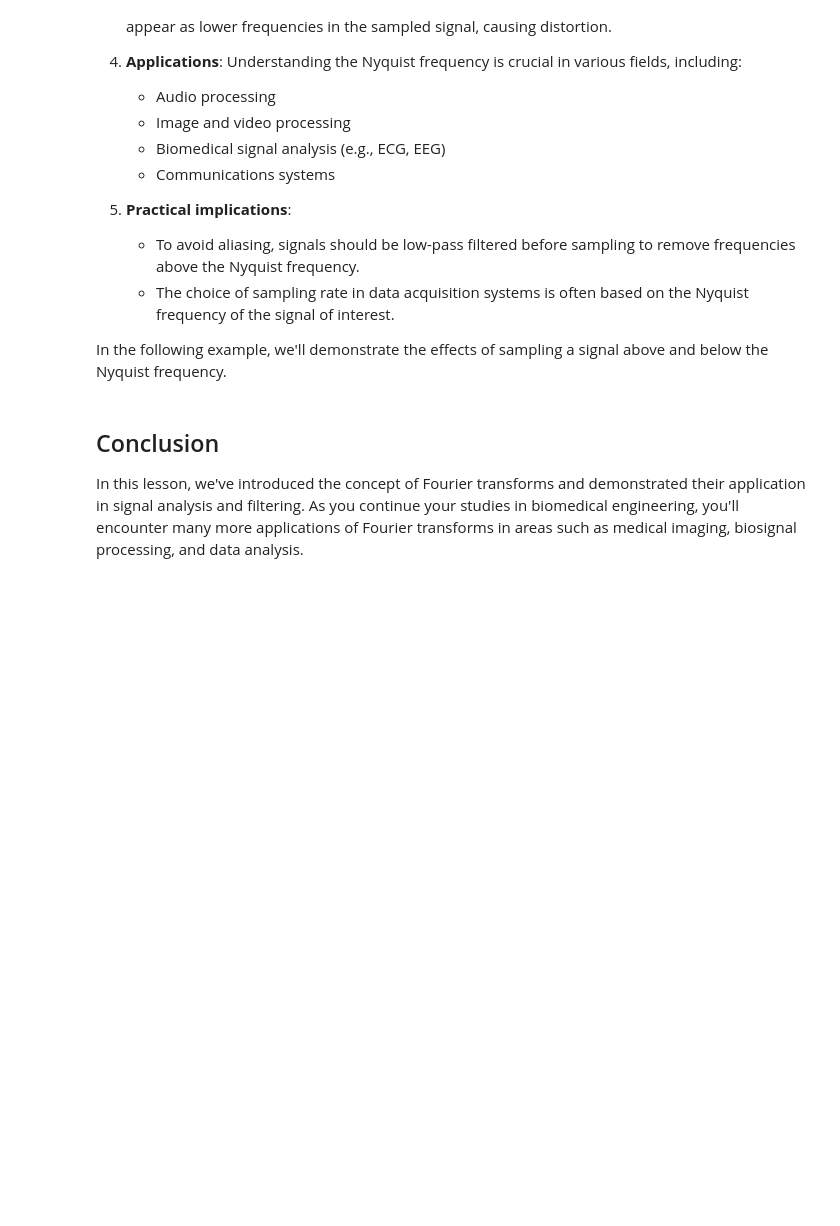
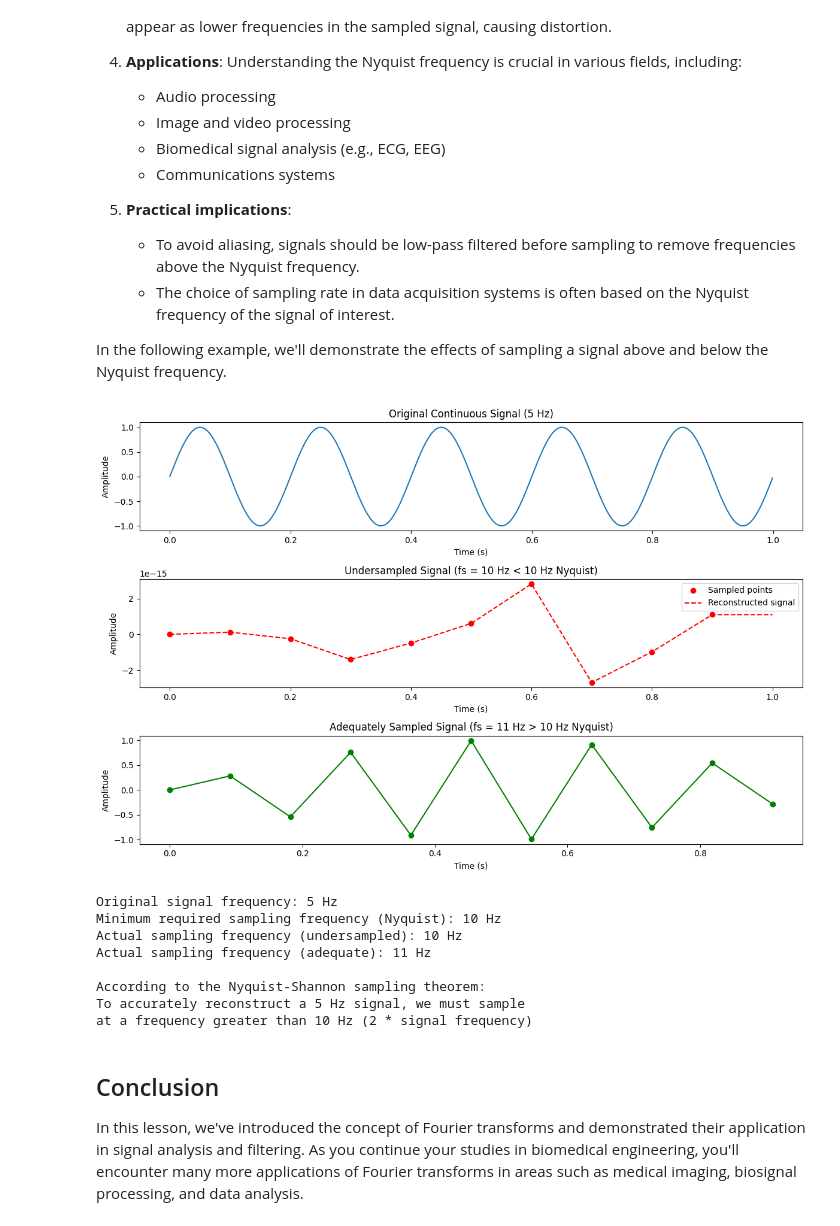
Before and after one commit to wodchiss/BME3053C-Spring-2025, a Jupyter notebook: lessons/09_Fourier_Transforms.ipynb, the cells around one changed output. Drawn from its saved outputs; the diff is of its cells as text; code cells hidden in the pictures; blank space fills up the shorter version.

```diff
--- a/lessons/09_Fourier_Transforms.ipynb
+++ b/lessons/09_Fourier_Transforms.ipynb
@@ -465,16 +465,17 @@ Key points about the Nyquist frequency:
 
 In the following example, we'll demonstrate the effects of sampling a signal above and below the Nyquist frequency.
 # %%
-# Example demonstrating the Nyquist frequency for discrete signals
+# Example demonstrating the Nyquist frequency and aliasing effects
 
 # Import necessary libraries
 import numpy as np
 import matplotlib.pyplot as plt
 
-def demonstrate_nyquist_frequency(sample_rate,fs_low, fs_adequate):
+def demonstrate_nyquist_frequency(sample_rate, fs_low, fs_adequate):
     # Set up the sampling parameters
     duration = 1.0  # seconds
     f_signal = 5  # Hz, frequency of the signal
+    nyquist_freq = f_signal * 2  # Minimum required sampling frequency
 
     # Generate time arrays
     t_low = np.linspace(0, duration, int(fs_low * duration), endpoint=False)
@@ -484,40 +485,62 @@ def demonstrate_nyquist_frequency(sample_rate,fs_low, fs_adequate):
     t_continuous = np.linspace(0, duration, sample_rate, endpoint=False)
     signal_continuous = np.sin(2 * np.pi * f_signal * t_continuous)
 
     # Sample the signal at different rates
+    # When sampling at 10 Hz (fs_low), we get aliasing since 10 Hz < nyquist_freq
     signal_low = np.sin(2 * np.pi * f_signal * t_low)
     signal_adequate = np.sin(2 * np.pi * f_signal * t_adequate)
+
+    # To show the actual aliased signal that would be reconstructed, interpolate between samples
+    t_reconstructed = np.linspace(0, duration, sample_rate)
+    # Use numpy's interp function to linearly interpolate between the undersampled points
+    signal_reconstructed = np.interp(t_reconstructed, t_low, signal_low)
 
     # Plot the results
     plt.figure(figsize=(12, 8))
 
     plt.subplot(3, 1, 1)
     plt.plot(t_continuous, signal_continuous)
     plt.title('Original Continuous Signal (5 Hz)')
     plt.xlabel('Time (s)')
     plt.ylabel('Amplitude')
 
     plt.subplot(3, 1, 2)
-    plt.plot(t_low, signal_low, 'ro-')
-    plt.title(f'Undersampled Signal (fs = {fs_low} Hz < 2 * f_signal)')
+    plt.plot(t_low, signal_low, 'ro', label='Sampled points')  # Show points only
+    plt.plot(t_reconstructed, signal_reconstructed, 'r--', label='Reconstructed signal')  # Show interpolation
+    plt.title(f'Undersampled Signal (fs = {fs_low} Hz < {nyquist_freq} Hz Nyquist)')
     plt.xlabel('Time (s)')
     plt.ylabel('Amplitude')
+    plt.legend()
 
     plt.subplot(3, 1, 3)
     plt.plot(t_adequate, signal_adequate, 'go-')
-    plt.title(f'Adequately Sampled Signal (fs = {fs_adequate} Hz > 2 * f_signal)')
+    plt.title(f'Adequately Sampled Signal (fs = {fs_adequate} Hz > {nyquist_freq} Hz Nyquist)')
     plt.xlabel('Time (s)')
     plt.ylabel('Amplitude')
 
     plt.tight_layout()
     plt.show()
 
-    print(f"Nyquist frequency: {f_signal * 2} Hz")
-    print(f"Sampling frequency for undersampling: {fs_low} Hz")
-    print(f"Sampling frequency for adequate sampling: {fs_adequate} Hz")
+    print(f"Original signal frequency: {f_signal} Hz")
+    print(f"Minimum required sampling frequency (Nyquist): {nyquist_freq} Hz")
+    print(f"Actual sampling frequency (undersampled): {fs_low} Hz")
+    print(f"Actual sampling frequency (adequate): {fs_adequate} Hz")
+    print("\nAccording to the Nyquist-Shannon sampling theorem:")
+    print(f"To accurately reconstruct a {f_signal} Hz signal, we must sample")
+    print(f"at a frequency greater than {nyquist_freq} Hz (2 * signal frequency)")
 
 # Call the function with the desired sampling rates
-demonstrate_nyquist_frequency(50,10,100)
+demonstrate_nyquist_frequency(1000, 10, 11)
+# %% [output]
+[figure, added]
+Original signal frequency: 5 Hz
+Minimum required sampling frequency (Nyquist): 10 Hz
+Actual sampling frequency (undersampled): 10 Hz
+Actual sampling frequency (adequate): 11 Hz
+
+According to the Nyquist-Shannon sampling theorem:
+To accurately reconstruct a 5 Hz signal, we must sample
+at a frequency greater than 10 Hz (2 * signal frequency)
 # %% [markdown]
 ## Conclusion
 
```
Also changed, not shown: parts of 1 cell of this notebook, 1 other file.
